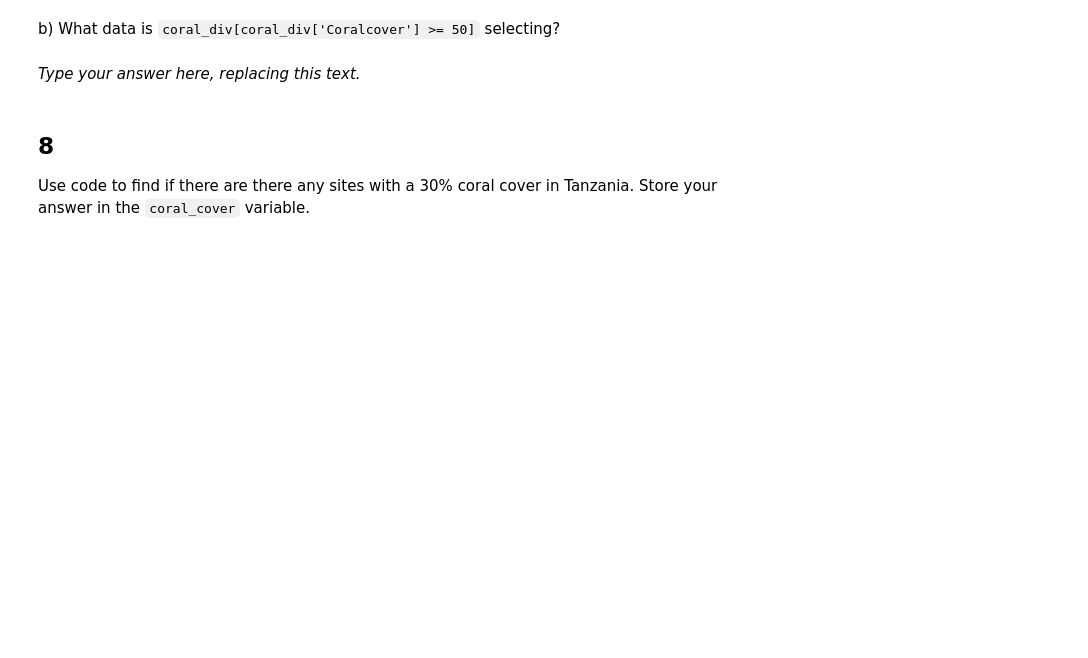
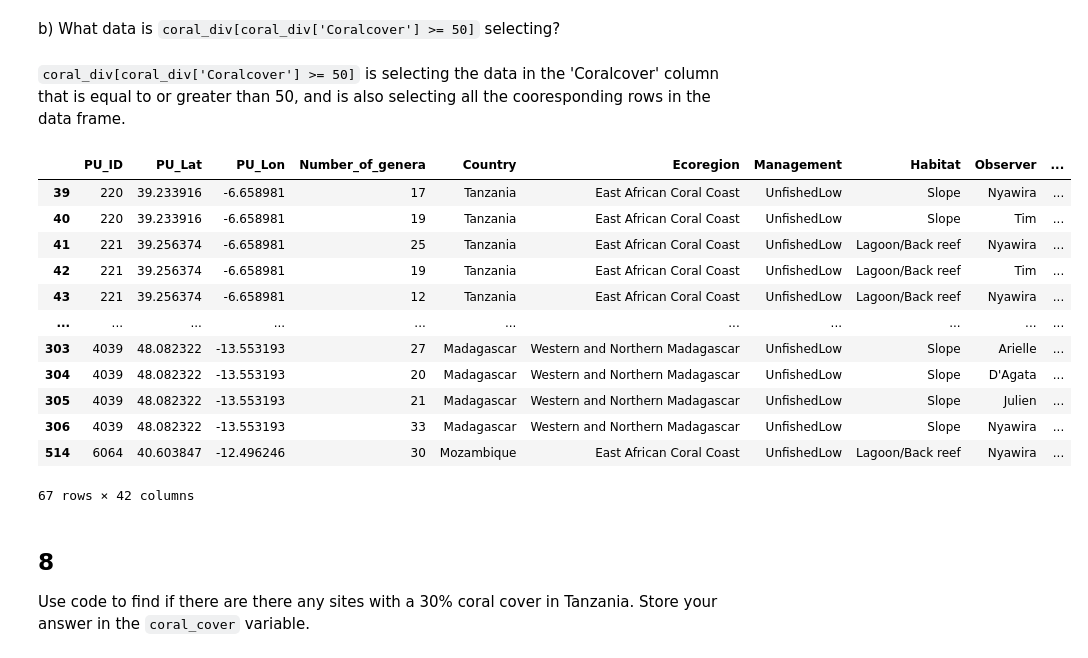
Before and after one commit to jaslynmiura/eds220-hwk1, a Jupyter notebook: task2/hwk1-task2-corals.ipynb, the cells around one changed output. Drawn from its saved outputs; the diff is of its cells as text; code cells hidden in the pictures; blank space fills up the shorter version.

```diff
--- a/task2/hwk1-task2-corals.ipynb
+++ b/task2/hwk1-task2-corals.ipynb
@@ -205,8 +208,24 @@ _Type your answer here, replacing this text._
 <!-- BEGIN QUESTION -->
 
 b) What data is `coral_div[coral_div['Coralcover'] >= 50]` selecting?
-# %% [markdown]
-_Type your answer here, replacing this text._
+# %% [markdown]
+`coral_div[coral_div['Coralcover'] >= 50]` is selecting the data in the 'Coralcover' column that is equal to or greater than 50, and is also selecting all the cooresponding rows in the data frame.
+# %%
+coral_div[coral_div['Coralcover'] >= 50]
+# %% [output]
+|  | PU_ID | PU_Lat | PU_Lon | Number_of_genera | Country | Ecoregion | Management | Habitat | Observer | ... |
+| 39 | 220 | 39.233916 | -6.658981 | 17 | Tanzania | East African Coral Coast | UnfishedLow | Slope | Nyawira | ... |
+| 40 | 220 | 39.233916 | -6.658981 | 19 | Tanzania | East African Coral Coast | UnfishedLow | Slope | Tim | ... |
+| 41 | 221 | 39.256374 | -6.658981 | 25 | Tanzania | East African Coral Coast | UnfishedLow | Lagoon/Back reef | Nyawira | ... |
+| 42 | 221 | 39.256374 | -6.658981 | 19 | Tanzania | East African Coral Coast | UnfishedLow | Lagoon/Back reef | Tim | ... |
+| 43 | 221 | 39.256374 | -6.658981 | 12 | Tanzania | East African Coral Coast | UnfishedLow | Lagoon/Back reef | Nyawira | ... |
+| ... | ... | ... | ... | ... | ... | ... | ... | ... | ... | ... |
+| 303 | 4039 | 48.082322 | -13.553193 | 27 | Madagascar | Western and Northern Madagascar | UnfishedLow | Slope | Arielle | ... |
+| 304 | 4039 | 48.082322 | -13.553193 | 20 | Madagascar | Western and Northern Madagascar | UnfishedLow | Slope | D'Agata | ... |
+| 305 | 4039 | 48.082322 | -13.553193 | 21 | Madagascar | Western and Northern Madagascar | UnfishedLow | Slope | Julien | ... |
+| 306 | 4039 | 48.082322 | -13.553193 | 33 | Madagascar | Western and Northern Madagascar | UnfishedLow | Slope | Nyawira | ... |
+| 514 | 6064 | 40.603847 | -12.496246 | 30 | Mozambique | East African Coral Coast | UnfishedLow | Lagoon/Back reef | Nyawira | ... |
+67 rows × 42 columns
 # %% [markdown]
 <!-- END QUESTION -->
 
```
Also changed, not shown: parts of 30 cells of this notebook.
